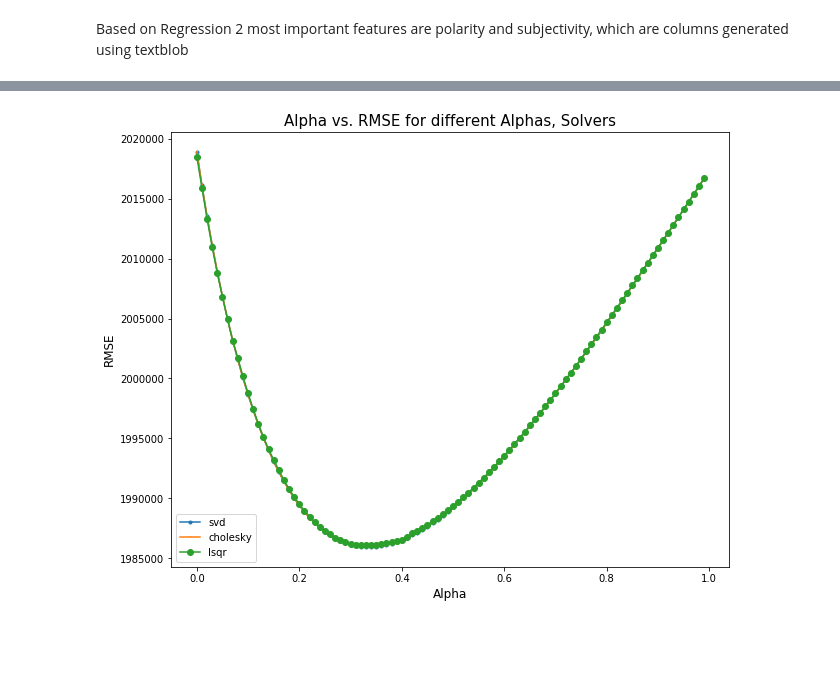
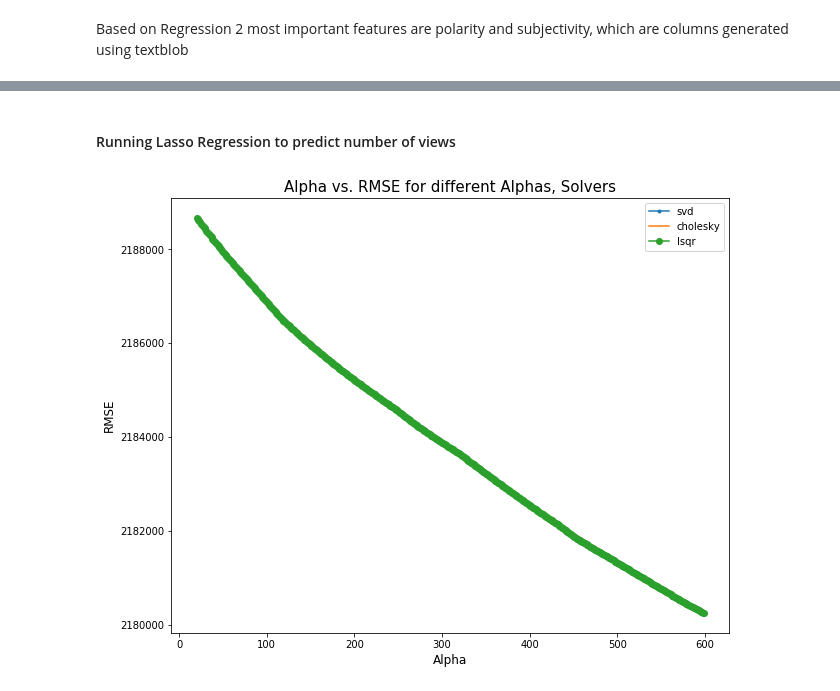
Before and after one commit to GreenMouth/Data-Science-Lab-Final-Project, a Jupyter notebook: src/Data-Exploration.ipynb, the cells around one changed output, grey strips where cells are left out. Cells and saved outputs as stored; diff of their text form; code cells hidden in the pictures; blank space fills up the shorter version.

Commit message:
Regression using ridge and lasso and feature importance

```diff
--- a/src/Data-Exploration.ipynb
+++ b/src/Data-Exploration.ipynb
@@ -1293,9 +1298,9 @@ def rmse_cv(model,X_train,y):
 def plot(cv_model, alphas):
     plt.figure(figsize = (10,8))
     solvers = ['svd', 'cholesky', 'lsqr']
-    #_ = plt.plot(alphas, cv_model[0,:], marker='.', label = solvers[0])
-    #_ = plt.plot(alphas, cv_model[1,:], marker=',', label = solvers[1])
-    #_ = plt.plot(alphas, cv_model[2,:], marker='o', label = solvers[2])
+    _ = plt.plot(alphas, cv_model[0,:], marker='.', label = solvers[0])
+    _ = plt.plot(alphas, cv_model[1,:], marker=',', label = solvers[1])
+    _ = plt.plot(alphas, cv_model[2,:], marker='o', label = solvers[2])
     plt.xlabel("Alpha", fontsize=12)
     plt.ylabel("RMSE", fontsize=12)
     _ = plt.title("Alpha vs. RMSE for different Alphas, Solvers", fontsize=15)
@@ -1303,16 +1308,15 @@ def plot(cv_model, alphas):
 # %%
 # Function to run ridge regression on
 # Inputs: dataframe containing features and label to predict
-def runRidge(features, label, num_folds=2):
-
+def runRidge(features, label, alphas):
+    alphas1 =alphas
     X_train, X_test, y_train, y_test = train_test_split(features,label,shuffle=True,test_size=0.2)
     solvers = ['svd', 'cholesky', 'lsqr']
     num_alphas = 11
-    alphas = np.arange(0,1,0.01)
     cv_ridge = [[rmse_cv(Ridge(alpha = alpha, normalize=True, solver= solver),X_train,y_train).mean()
-            for alpha in alphas] for solver in solvers]
+            for alpha in alphas1] for solver in solvers]
     cv_ridge = np.array(cv_ridge)
-    plot(cv_ridge,alphas)
+    plot(cv_ridge,alphas1)
 # %%
 data.loc[0,:]
 # %% [output]
@@ -1339,0 +1353,3 @@ features = ['comments','duration','languages','film_date','num_speaker','polarit
+# %%
+alphas = np.arange(0.1,0.5,0.01)
+runRidge(data[features],data['views'],alphas)
@@ -1340,4 +1358,18 @@ features = ['comments','duration','languages','film_date','num_speaker','polarit
+# %% [markdown]
+#### Running Lasso Regression to predict number of views
+# %%
+def runLasso(features, label, alphas):
+    alphas1 =alphas
+    X_train, X_test, y_train, y_test = train_test_split(features,label,shuffle=True,test_size=0.2)
+    solvers = ['svd', 'cholesky', 'lsqr']
+    num_alphas = 11
+    cv_ridge = [[rmse_cv(Lasso(alpha=alpha, copy_X=True, fit_intercept=True, max_iter=1000,
+   normalize=True),X_train,y_train).mean()
+            for alpha in alphas1] for solver in solvers]
+    cv_ridge = np.array(cv_ridge)
+    plot(cv_ridge,alphas1)
 # %%
-runRidge(data[features],data['views'])
+alphas = np.arange(20,600,1)
+runLasso(data[features],data['views'],alphas)
 # %% [output]
-[figure, old version]
+[figure, new version]
```
Also changed, not shown: parts of 32 cells of this notebook.
